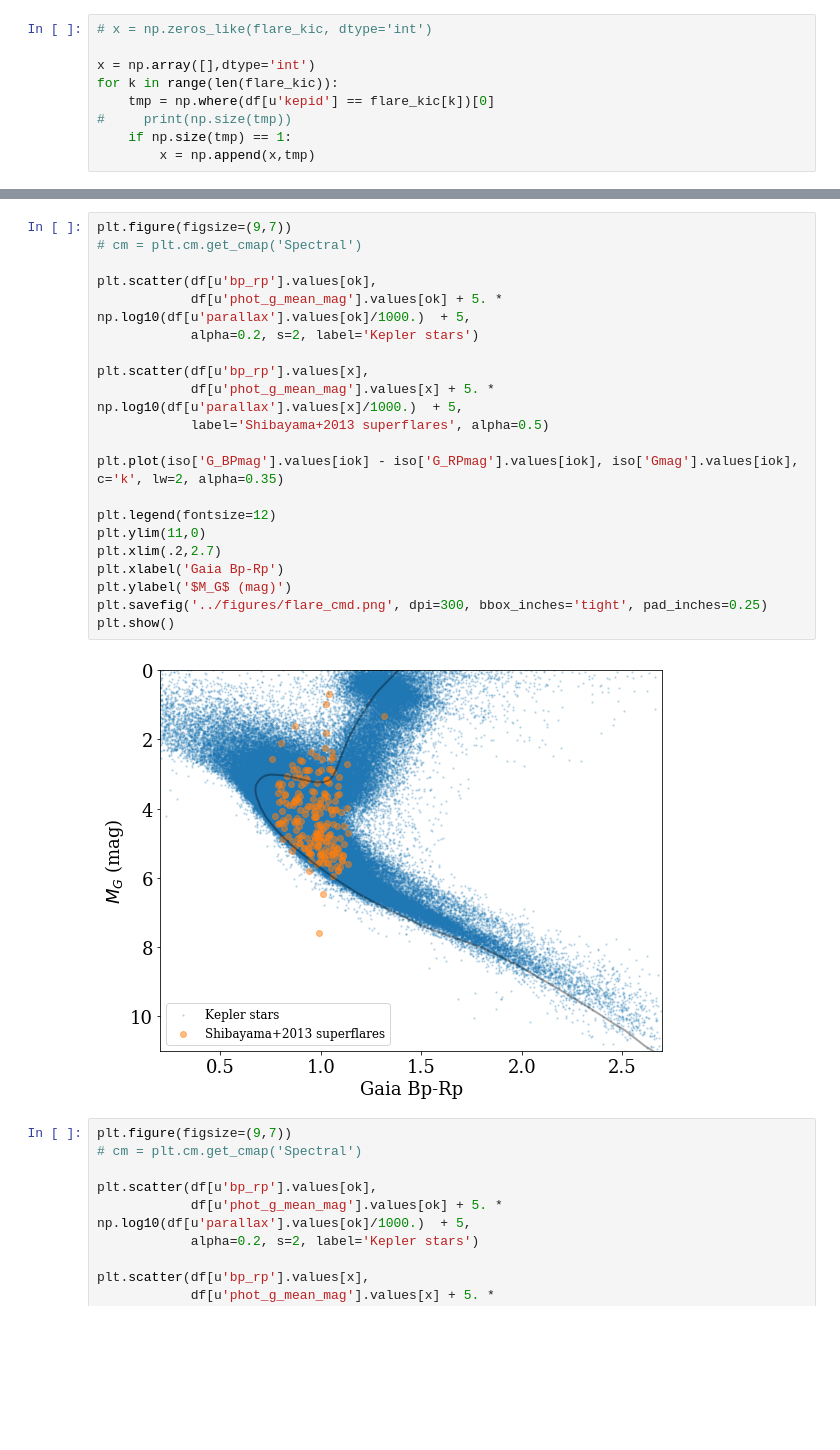
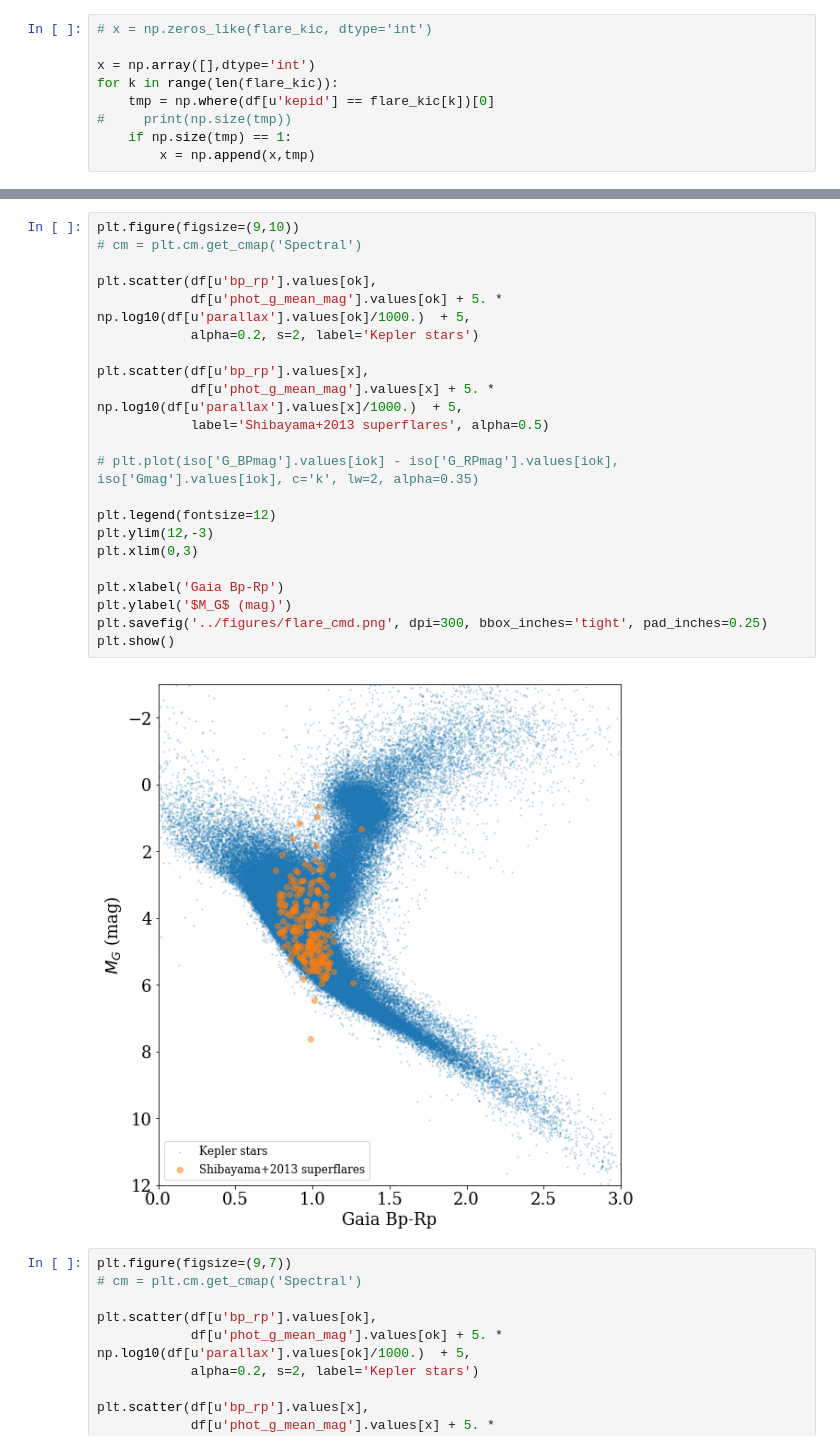
Before and after one commit to jradavenport/gaia2_kep_rot, a Jupyter notebook: notebooks/superflare tangent.ipynb, the cells around one changed output, grey strips where cells are left out. Cells and saved outputs as stored; diff of their text form; blank space fills up the shorter version.

Commit message:
tweak superflare plot

```diff
--- a/notebooks/superflare tangent.ipynb
+++ b/notebooks/superflare tangent.ipynb
@@ -58,26 +73,27 @@ iok = np.where((iso['label'] < 4))[0][::-1]
 # %%
-plt.figure(figsize=(9,7))
+plt.figure(figsize=(9,10))
 # cm = plt.cm.get_cmap('Spectral')
 
 plt.scatter(df[u'bp_rp'].values[ok],
             df[u'phot_g_mean_mag'].values[ok] + 5. * np.log10(df[u'parallax'].values[ok]/1000.)  + 5,
             alpha=0.2, s=2, label='Kepler stars')
 
 plt.scatter(df[u'bp_rp'].values[x],
             df[u'phot_g_mean_mag'].values[x] + 5. * np.log10(df[u'parallax'].values[x]/1000.)  + 5,
             label='Shibayama+2013 superflares', alpha=0.5)
 
-plt.plot(iso['G_BPmag'].values[iok] - iso['G_RPmag'].values[iok], iso['Gmag'].values[iok], c='k', lw=2, alpha=0.35)
+# plt.plot(iso['G_BPmag'].values[iok] - iso['G_RPmag'].values[iok], iso['Gmag'].values[iok], c='k', lw=2, alpha=0.35)
 
 plt.legend(fontsize=12)
-plt.ylim(11,0)
-plt.xlim(.2,2.7)
+plt.ylim(12,-3)
+plt.xlim(0,3)
+
 plt.xlabel('Gaia Bp-Rp')
 plt.ylabel('$M_G$ (mag)')
 plt.savefig('../figures/flare_cmd.png', dpi=300, bbox_inches='tight', pad_inches=0.25)
 plt.show()
 # %% [output]
-[figure, old version]
+[figure, new version]
 # %%
 plt.figure(figsize=(9,7))
 # cm = plt.cm.get_cmap('Spectral')
```
Also changed, not shown: parts of 3 cells of this notebook, 2 other files.
